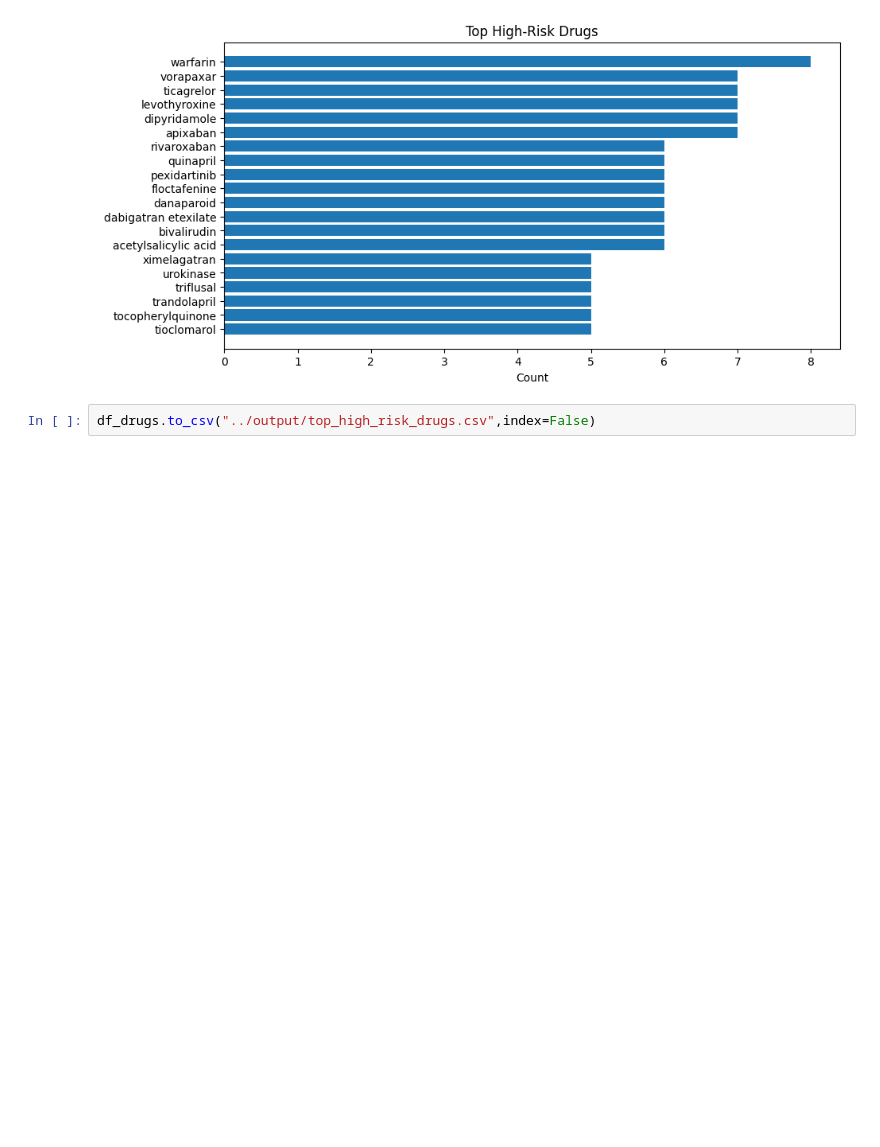
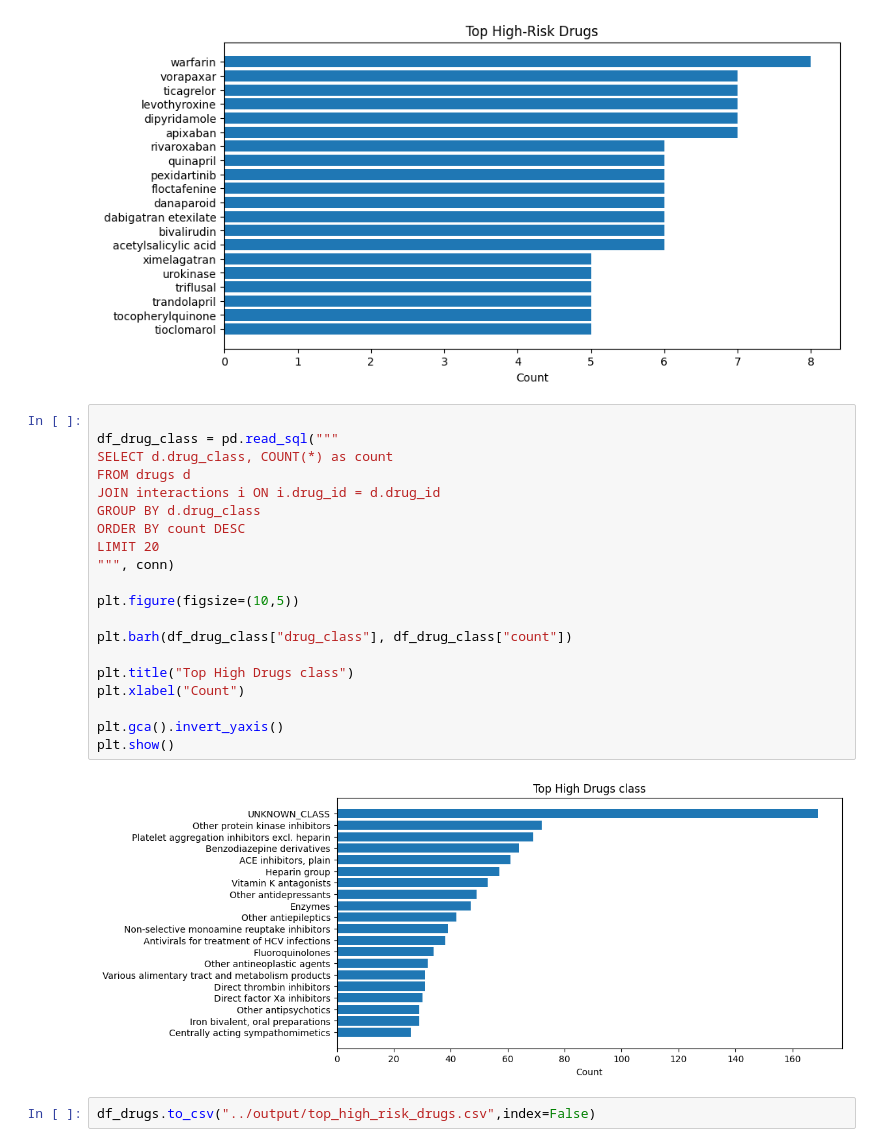
Before and after one commit to ntrihoang/ai-food-drug-analyzer, a Jupyter notebook: notebook/04_visualization.ipynb, the cells around one changed output. Cells and saved outputs as stored; diff of their text form; blank space fills up the shorter version.

Commit message:
add chart

```diff
--- a/notebook/04_visualization.ipynb
+++ b/notebook/04_visualization.ipynb
@@ -74,6 +74,28 @@ plt.gca().invert_yaxis()
 plt.show()
 # %% [output]
 [figure]
+# %%
+
+df_drug_class = pd.read_sql("""
+SELECT d.drug_class, COUNT(*) as count
+FROM drugs d
+JOIN interactions i ON i.drug_id = d.drug_id
+GROUP BY d.drug_class
+ORDER BY count DESC
+LIMIT 20
+""", conn)
+
+plt.figure(figsize=(10,5))
+
+plt.barh(df_drug_class["drug_class"], df_drug_class["count"])
+
+plt.title("Top High Drugs class")
+plt.xlabel("Count")
+
+plt.gca().invert_yaxis()
+plt.show()
+# %% [output]
+[figure, added]
 # %%
 df_drugs.to_csv("../output/top_high_risk_drugs.csv",index=False)
 # %% [markdown]
```
Also changed, not shown: 8 other files.
